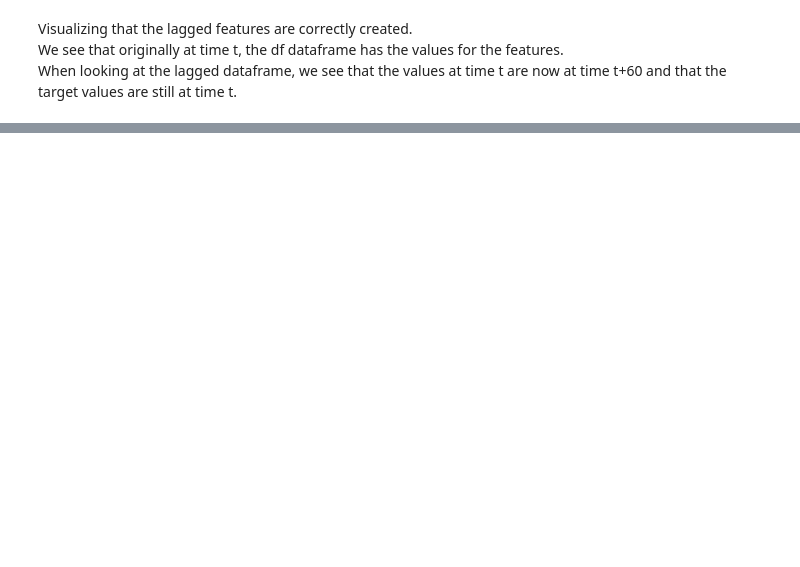
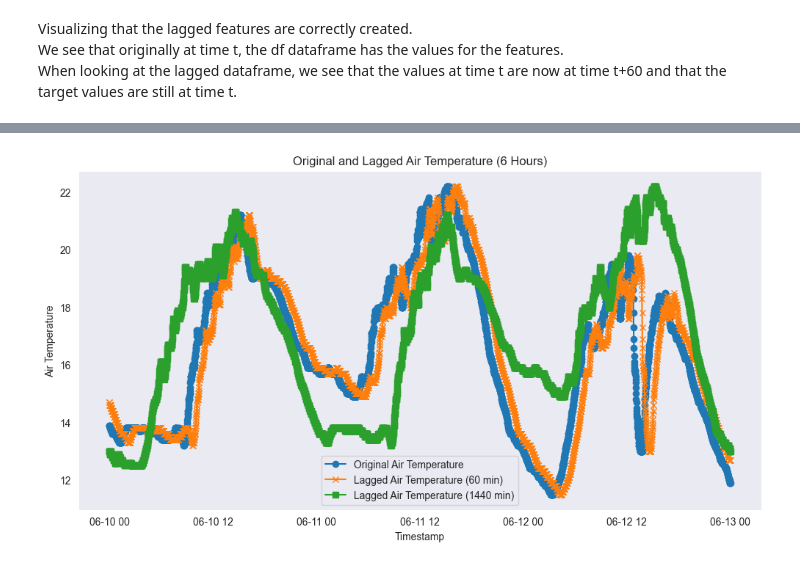
Before and after one commit to LucasDJensen/Solar-Irradiance-Nowcasting, a Jupyter notebook: Preprocess_Step_2.ipynb, the cells around one changed output, grey strips where cells are left out. Cells and saved outputs as stored; diff of their text form; code cells hidden in the pictures; blank space fills up the shorter version.

```diff
--- a/Preprocess_Step_2.ipynb
+++ b/Preprocess_Step_2.ipynb
@@ -86,3 +169,28 @@ display(df_lagged.loc['2022-06-12T11:00:00':'2022-06-12T15:00:00'][60:65])
+# %%
+import matplotlib.pyplot as plt
+
+# Select a 6-hour range of data
+start_time = '2022-06-10'
+end_time = '2022-06-12'
+
+# Extract the original and lagged air temperature
+original_air_temp = df.loc[start_time:end_time, 'air_temperature']
+lagged_air_temp = df_lagged.loc[start_time:end_time, 'air_temperature_lag_60']
+lagged_air_temp_1440 = df_lagged.loc[start_time:end_time, 'air_temperature_lag_1440']
+
+# Plot the data
+plt.figure(figsize=(12, 6))
+plt.plot(original_air_temp, label='Original Air Temperature', marker='o')
+plt.plot(lagged_air_temp, label='Lagged Air Temperature (60 min)', marker='x')
+plt.plot(lagged_air_temp_1440, label='Lagged Air Temperature (1440 min)', marker='s')
+plt.title('Original and Lagged Air Temperature (6 Hours)')
+plt.xlabel('Timestamp')
+plt.ylabel('Air Temperature')
+plt.legend()
+plt.grid()
+plt.show()
+# %% [output]
+[figure, added]
 # %%
 import matplotlib.pyplot as plt
 
```
Also changed, not shown: parts of 12 cells of this notebook, 6 other files.
